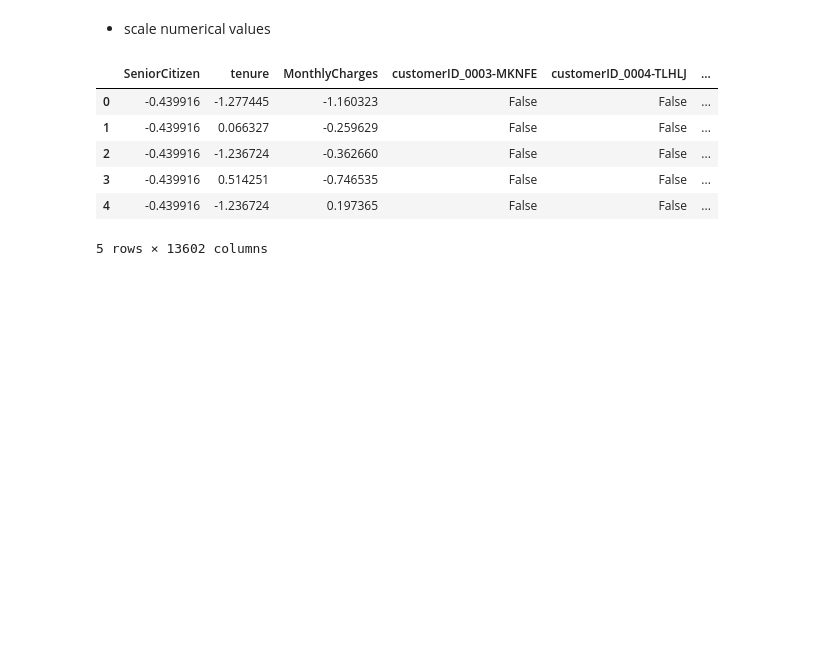
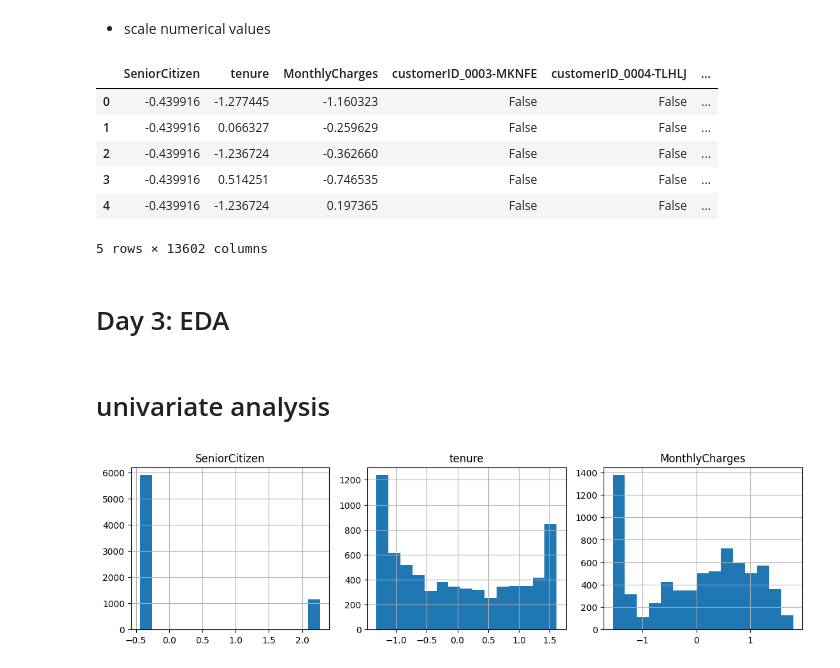
Before and after one commit to naqiK307/Telco-Customer-Churn-Analysis, a Jupyter notebook: Churn_Analysis.ipynb, the cells around one changed output. Saved outputs shown, nothing was run; the diff lists cells and outputs as text; code cells hidden in the pictures; blank space fills up the shorter version.

```diff
--- a/Churn_Analysis.ipynb
+++ b/Churn_Analysis.ipynb
@@ -114,3 +114,15 @@ data.head()
 | 3 | -0.439916 | 0.514251 | -0.746535 | False | False | ... |
 | 4 | -0.439916 | -1.236724 | 0.197365 | False | False | ... |
 5 rows × 13602 columns
+# %% [markdown]
+# Day 3: EDA
+# %% [markdown]
+# univariate analysis
+# %%
+# we start with creating histogram of numerical values
+
+data[num_cols].hist(bins=15, figsize=(15, 6), layout=(2, 4))
+plt.tight_layout()
+plt.show()
+# %% [output]
+[figure, added]
```
Also changed, not shown: parts of 5 cells of this notebook.
